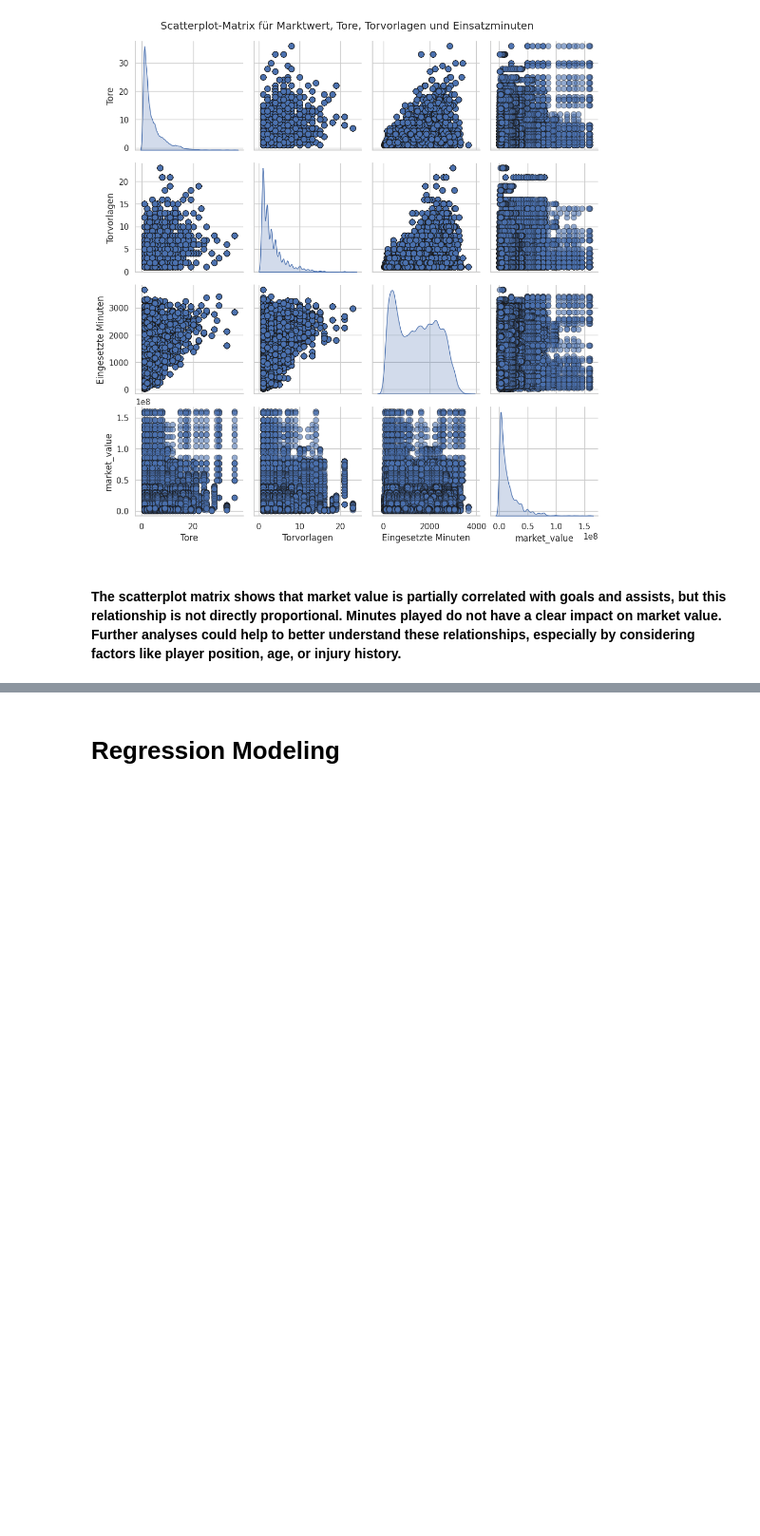
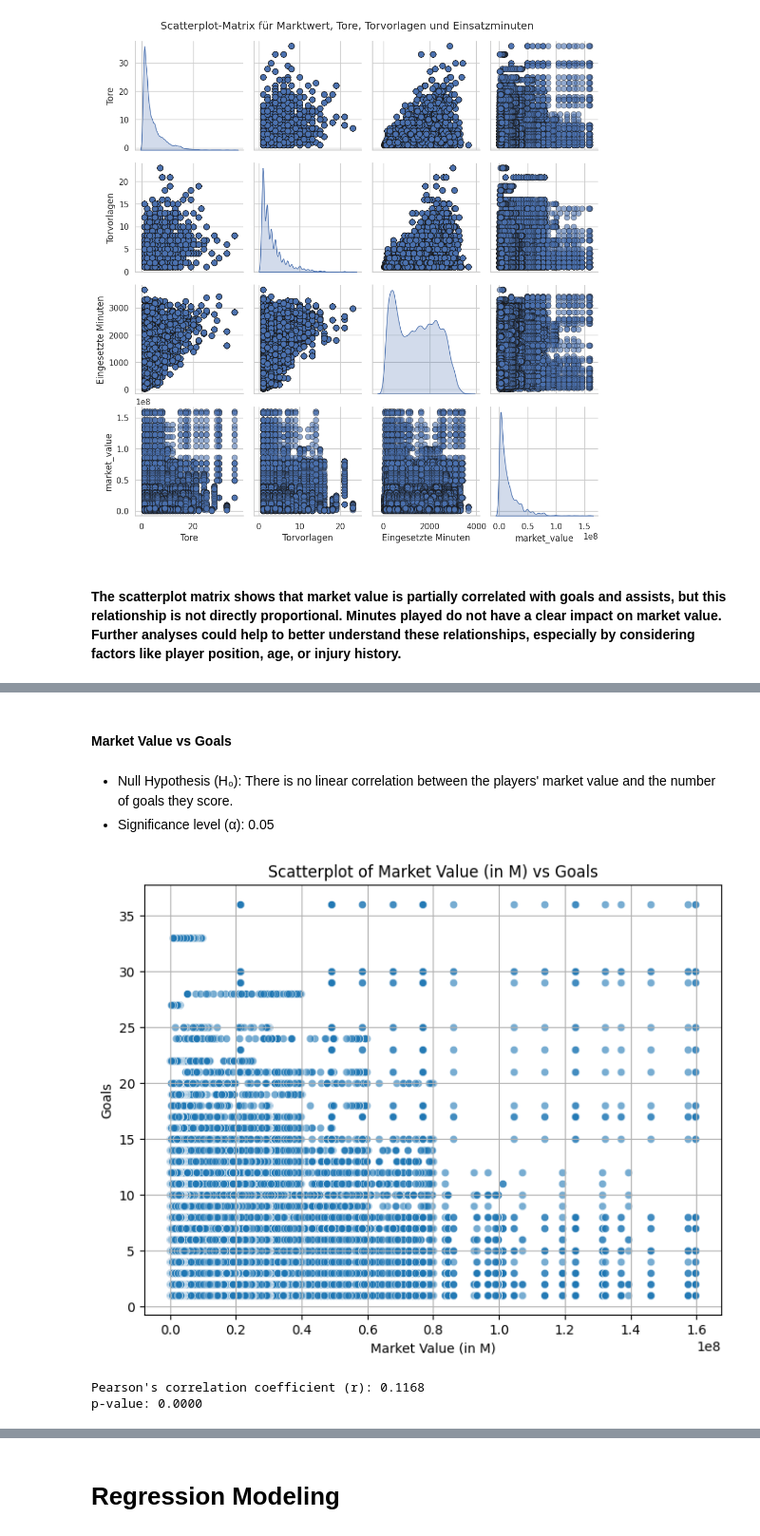
Before and after one commit to loretyan/ProjectDataAnalytics, a Jupyter notebook: Bundesliga.ipynb, the cells around one changed output, grey strips where cells are left out. Shown at 95% size. Saved outputs shown, nothing was run; the diff lists cells and outputs as text; code cells hidden in the pictures; blank space fills up the shorter version.

```diff
--- a/Bundesliga.ipynb
+++ b/Bundesliga.ipynb
@@ -1123,0 +1159,23 @@ plt.show()
+# %% [markdown]
+#### Market Value vs Goals
+# %% [markdown]
+- Null Hypothesis (H₀): There is no linear correlation between the players' market value and the number of goals they score.
+- Significance level (α): 0.05
+# %%
+plt.figure(figsize=(8, 6))
+sns.scatterplot(x=filtered_df['market_value'], y=filtered_df['Tore'], alpha=0.6)
+plt.xlabel("Market Value (in M)")
+plt.ylabel("Goals")
+plt.title("Scatterplot of Market Value (in M) vs Goals")
+plt.grid(True)
+plt.show()
+# %% [output]
+[figure, added]
+# %%
+res = pearsonr(filtered_df['market_value'], filtered_df['Tore'])
+
+print(f"Pearson's correlation coefficient (r): {res[0]:.4f}")
+print(f"p-value: {res[1]:.4f}")
+# %% [output]
+Pearson's correlation coefficient (r): 0.1168
+p-value: 0.0000
```
Also changed, not shown: parts of 16 cells of this notebook.
